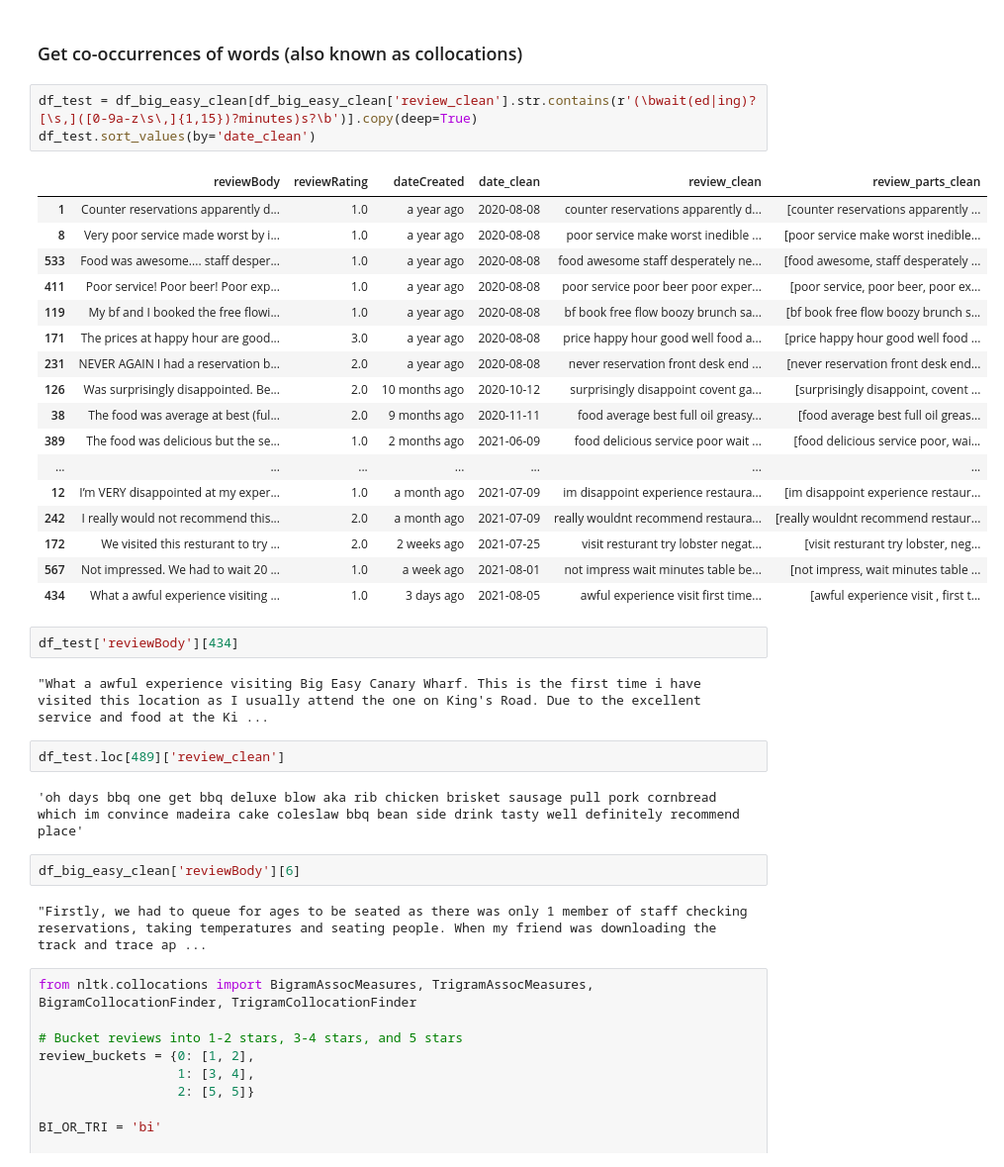
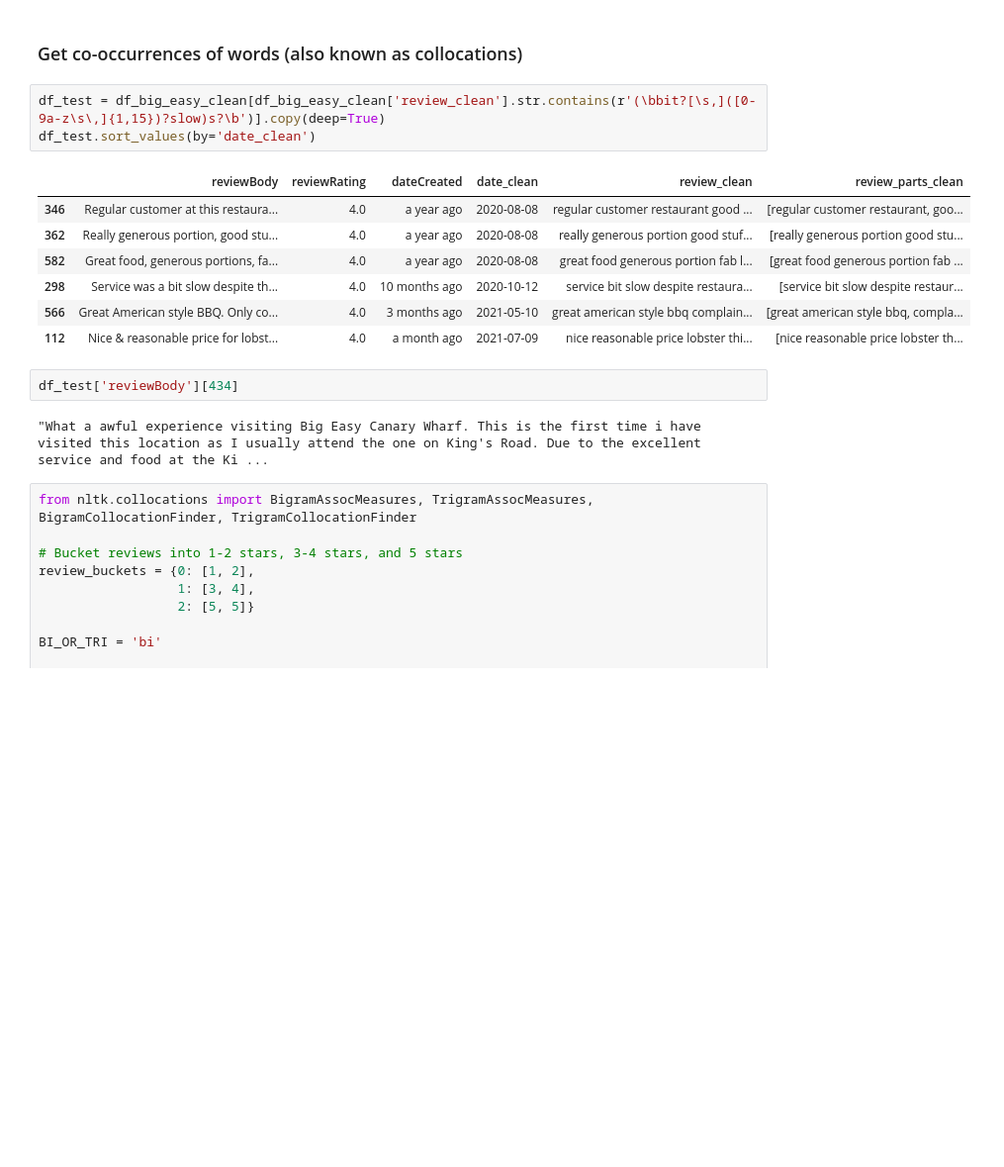
Before and after one commit to jack-cook-repo/reviews-tool, a Jupyter notebook: notebooks/Big Easy CW Reviews (Google cleaned data).ipynb, the cells around one changed output. Shown: that part at 99% size. Cells and saved outputs as stored; diff of their text form; blank space fills up the shorter version.

```diff
--- a/notebooks/Big Easy CW Reviews (Google cleaned data).ipynb
+++ b/notebooks/Big Easy CW Reviews (Google cleaned data).ipynb
@@ -386,38 +386,20 @@ pd.DataFrame(dict_combos.items(), columns=['n_gram', 'count']).query('count>5').
 # %% [markdown]
 ### Get co-occurrences of words (also known as collocations)
 # %%
-df_test = df_big_easy_clean[df_big_easy_clean['review_clean'].str.contains(r'(\bwait(ed|ing)?[\s,]([0-9a-z\s\,]{1,15})?minutes)s?\b')].copy(deep=True)
+df_test = df_big_easy_clean[df_big_easy_clean['review_clean'].str.contains(r'(\bbit?[\s,]([0-9a-z\s\,]{1,15})?slow)s?\b')].copy(deep=True)
 df_test.sort_values(by='date_clean')
 # %% [output]
 |  | reviewBody | reviewRating | dateCreated | date_clean | review_clean | review_parts_clean |
-| 1 | Counter reservations apparently d... | 1.0 | a year ago | 2020-08-08 | counter reservations apparently d... | [counter reservations apparently ... |
-| 8 | Very poor service made worst by i... | 1.0 | a year ago | 2020-08-08 | poor service make worst inedible ... | [poor service make worst inedible... |
-| 533 | Food was awesome.... staff desper... | 1.0 | a year ago | 2020-08-08 | food awesome staff desperately ne... | [food awesome, staff desperately ... |
-| 411 | Poor service! Poor beer! Poor exp... | 1.0 | a year ago | 2020-08-08 | poor service poor beer poor exper... | [poor service, poor beer, poor ex... |
-| 119 | My bf and I booked the free flowi... | 1.0 | a year ago | 2020-08-08 | bf book free flow boozy brunch sa... | [bf book free flow boozy brunch s... |
-| 171 | The prices at happy hour are good... | 3.0 | a year ago | 2020-08-08 | price happy hour good well food a... | [price happy hour good well food ... |
-| 231 | NEVER AGAIN I had a reservation b... | 2.0 | a year ago | 2020-08-08 | never reservation front desk end ... | [never reservation front desk end... |
-| 126 | Was surprisingly disappointed. Be... | 2.0 | 10 months ago | 2020-10-12 | surprisingly disappoint covent ga... | [surprisingly disappoint, covent ... |
-| 38 | The food was average at best (ful... | 2.0 | 9 months ago | 2020-11-11 | food average best full oil greasy... | [food average best full oil greas... |
-| 389 | The food was delicious but the se... | 1.0 | 2 months ago | 2021-06-09 | food delicious service poor wait ... | [food delicious service poor, wai... |
-| ... | ... | ... | ... | ... | ... | ... |
-| 12 | I’m VERY disappointed at my exper... | 1.0 | a month ago | 2021-07-09 | im disappoint experience restaura... | [im disappoint experience restaur... |
-| 242 | I really would not recommend this... | 2.0 | a month ago | 2021-07-09 | really wouldnt recommend restaura... | [really wouldnt recommend restaur... |
-| 172 | We visited this resturant to try ... | 2.0 | 2 weeks ago | 2021-07-25 | visit resturant try lobster negat... | [visit resturant try lobster, neg... |
-| 567 | Not impressed. We had to wait 20 ... | 1.0 | a week ago | 2021-08-01 | not impress wait minutes table be... | [not impress, wait minutes table ... |
-| 434 | What a awful experience visiting ... | 1.0 | 3 days ago | 2021-08-05 | awful experience visit first time... | [awful experience visit , first t... |
+| 346 | Regular customer at this restaura... | 4.0 | a year ago | 2020-08-08 | regular customer restaurant good ... | [regular customer restaurant, goo... |
+| 362 | Really generous portion, good stu... | 4.0 | a year ago | 2020-08-08 | really generous portion good stuf... | [really generous portion good stu... |
+| 582 | Great food, generous portions, fa... | 4.0 | a year ago | 2020-08-08 | great food generous portion fab l... | [great food generous portion fab ... |
+| 298 | Service was a bit slow despite th... | 4.0 | 10 months ago | 2020-10-12 | service bit slow despite restaura... | [service bit slow despite restaur... |
+| 566 | Great American style BBQ. Only co... | 4.0 | 3 months ago | 2021-05-10 | great american style bbq complain... | [great american style bbq, compla... |
+| 112 | Nice & reasonable price for lobst... | 4.0 | a month ago | 2021-07-09 | nice reasonable price lobster thi... | [nice reasonable price lobster th... |
 # %%
 df_test['reviewBody'][434]
 # %% [output]
 "What a awful experience visiting Big Easy Canary Wharf. This is the first time i have visited this location as I usually attend the one on King's Road. Due to the excellent service and food at the Ki ...
-# %%
-df_test.loc[489]['review_clean']
-# %% [output]
-'oh days bbq one get bbq deluxe blow aka rib chicken brisket sausage pull pork cornbread which im convince madeira cake coleslaw bbq bean side drink tasty well definitely recommend place'
-# %%
-df_big_easy_clean['reviewBody'][6]
-# %% [output]
-"Firstly, we had to queue for ages to be seated as there was only 1 member of staff checking reservations, taking temperatures and seating people. When my friend was downloading the track and trace ap ...
 # %%
 from nltk.collocations import BigramAssocMeasures, TrigramAssocMeasures, BigramCollocationFinder, TrigramCollocationFinder
 
```
Also changed, not shown: 1 other file.
